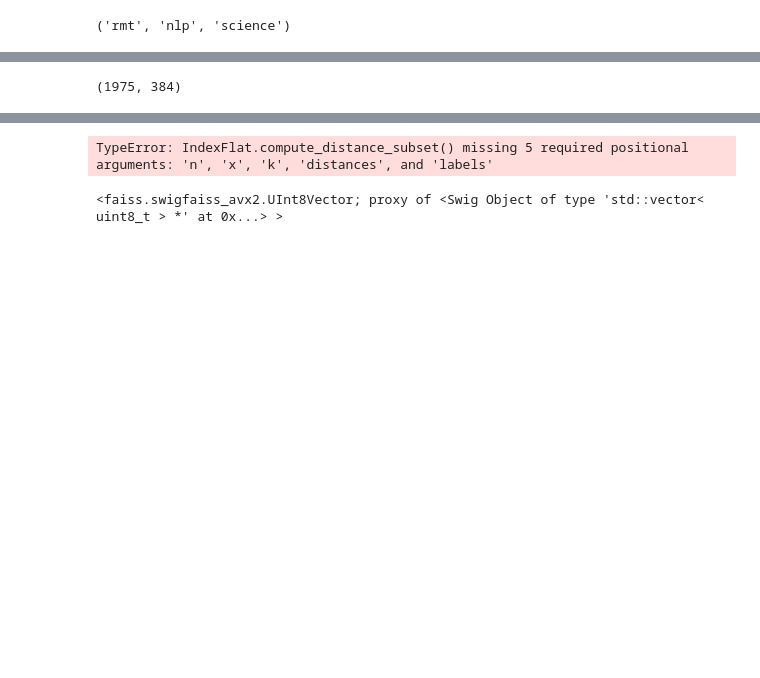
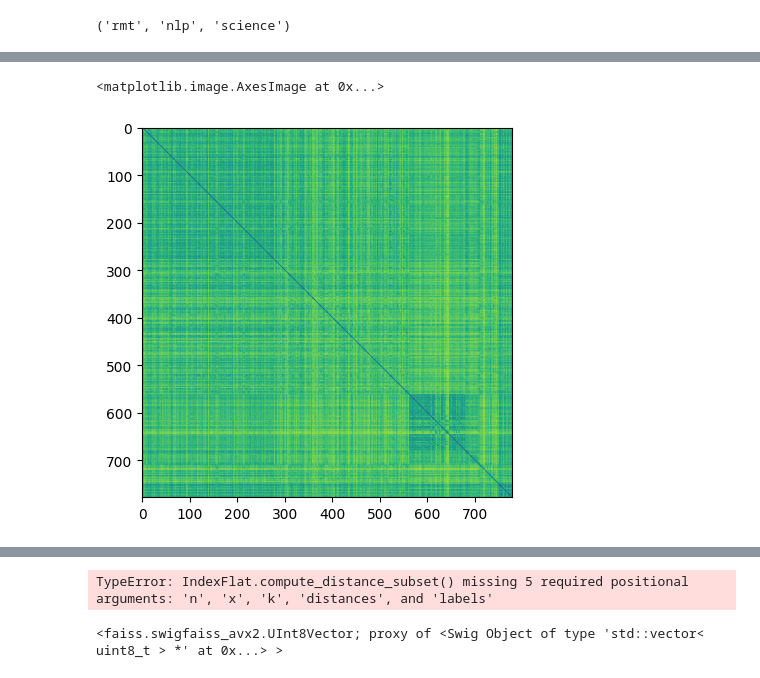
Before and after one commit to booydar/note-bot, a Jupyter notebook: notebooks/thoughts_refactor.ipynb, the cells around one changed output, grey strips where cells are left out. Cells and saved outputs as stored; diff of their text form; code cells hidden in the pictures; blank space fills up the shorter version.

```diff
--- a/notebooks/thoughts_refactor.ipynb
+++ b/notebooks/thoughts_refactor.ipynb
@@ -387,7 +718,8 @@ for n in nearest:
 # %%
-index = tm.index['sentences']
+index = tm.index['llm_thoughts']
 emb = index.reconstruct_batch(range(index.ntotal))
+pd = pairwise_distances(emb, emb)
+plt.imshow(pd)
+# %% [output]
+<matplotlib.image.AxesImage at 0x...>
+[figure, added]
-# %%
-emb.shape
-# %% [output]
-(1975, 384)
```
Also changed, not shown: parts of 35 cells of this notebook, 1 other file.
